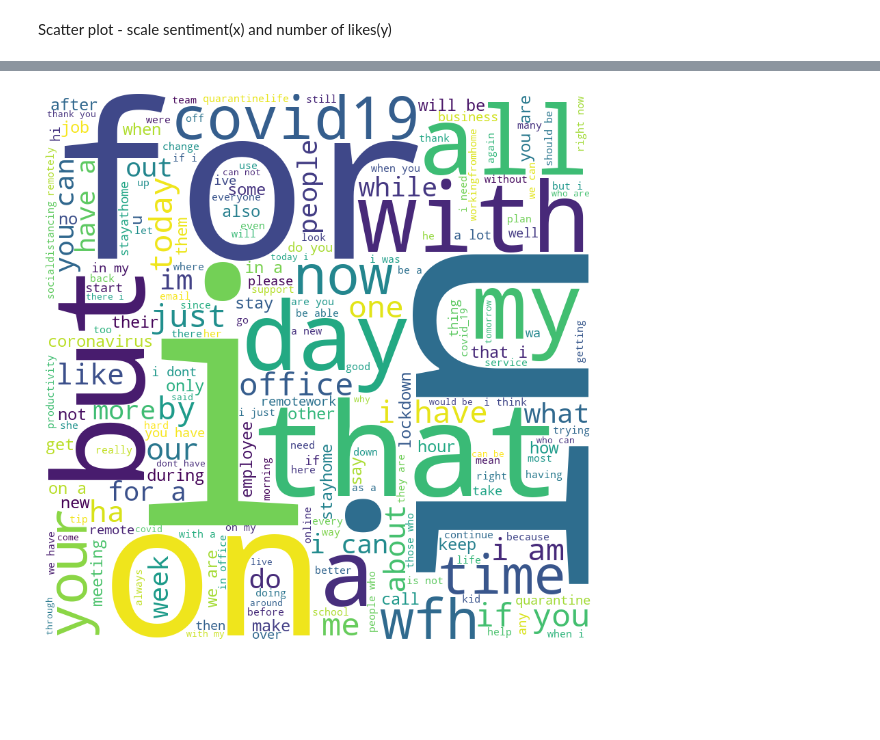
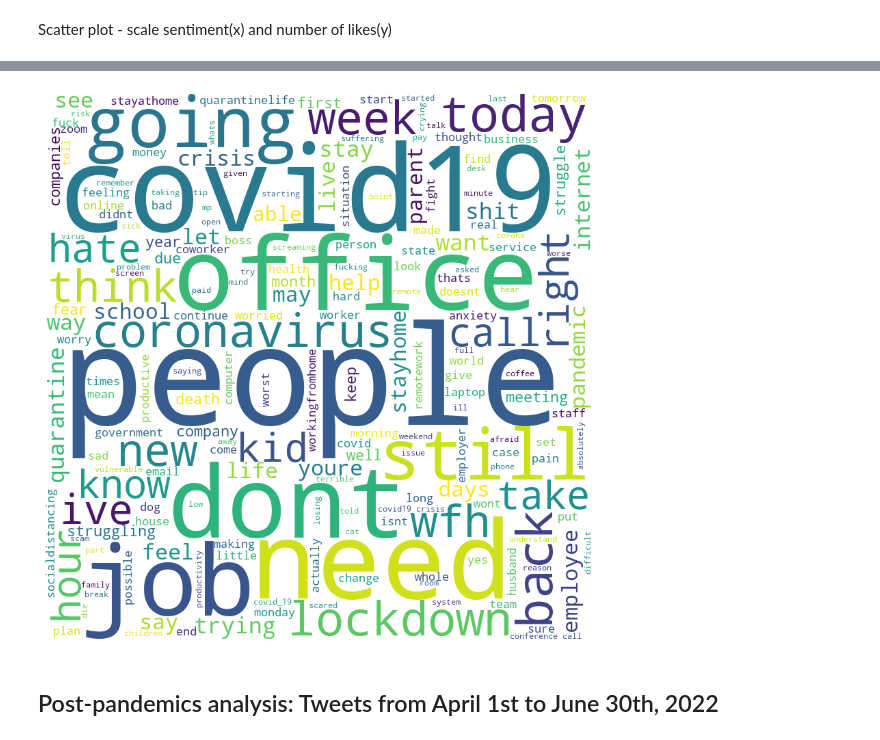
Before and after one commit to CristinaPetrachee/SentimentAnalysis-WFH, a Jupyter notebook: proiect.ipynb, the cells around one changed output, grey strips where cells are left out. Drawn from its saved outputs; the diff is of its cells as text; code cells hidden in the pictures; blank space fills up the shorter version.

Commit message:
Added 2022 dataset + code refinements

```diff
--- a/proiect.ipynb
+++ b/proiect.ipynb
@@ -285,13 +291,12 @@ senti.setSentiStrengthLanguageFolderPath(path_to_sentistrength_language_folder)
 # %%
-# create a new dataframe with the desired columns for sentiment analysis, initializing empty columns for Cleaned_Tweet, Sentiment_Score, and Dual_Score
-new_dataset = pd.DataFrame({
+dataset_2020 = pd.DataFrame({
     'Tweet_Time': raw_dataset['Tweet_Time'],
     'Tweet_Content': raw_dataset['Tweet_Content'],
     'Tweet_Number_of_Likes': raw_dataset['Tweet_Number_of_Likes'],
     'Tweet_Number_of_Retweets': raw_dataset['Tweet_Number_of_Retweets'],
     'Tweet_Number_of_Reviews': raw_dataset['Tweet_Number_of_Reviews']
 })
-new_dataset.head()
+dataset_2020.head()
 # %% [output]
 |  | Tweet_Time | Tweet_Content | Tweet_Number_of_Likes | Tweet_Number_of_Retweets | Tweet_Number_of_Reviews |
 | 0 | 2020-03-11 00:14:00 | @CWAUnion\n Is the union able to ... | 0 | 0 | 0 |
@@ -301,4 +306,4 @@ new_dataset.head()
 | 4 | 2020-03-11 00:45:00 | Folks who can't #WorkFromHome pro... | 1 | 0 | 0 |
 # %%
 # Insert a new column 'Cleaned_Tweet' immediately after column 'Tweet_Content'
-new_dataset.insert(new_dataset.columns.get_loc('Tweet_Content')+1, 'Cleaned_Tweet', new_dataset['Tweet_Content'].apply(lambda x: clean_text(x, stopwords)))
+dataset_2020.insert(dataset_2020.columns.get_loc('Tweet_Content')+1, 'Cleaned_Tweet', dataset_2020['Tweet_Content'].apply(lambda x: clean_text(x, stopwords)))
@@ -578,0 +552,3 @@ df_filtered
+# %%
+# We filter only the negative tweets
+df_negative_tweets = dataset_2020[dataset_2020['Scale_Sentiment'].isin([-2, -3, -4])]
@@ -579,17 +571,19 @@ df_filtered
 # %%
-all_negative_tweets = new_dataset['Cleaned_Tweet'].str.cat(sep=' ')
+all_negative_tweets = df_negative_tweets['Cleaned_Tweet'].str.cat(sep=' ')
 # %%
-stopwords = ['workfromhome', 'work', 'from', 'home', 'working']
+stopwords_cloud = custom_stop_words(os.path.join(root_dir,'stopwords_wordcloud.txt'))
 # Create the word cloud object
-wordcl = wordcloud.WordCloud(width=800, height=800, background_color='white', stopwords=stopwords, min_font_size=10).generate(all_negative_tweets)
+wordcl = wordcloud.WordCloud(width=800, height=800, background_color='white', stopwords=stopwords_cloud, min_font_size=10).generate(all_negative_tweets)
 
 # Plot the word cloud
 plt.figure(figsize=(8, 8), facecolor=None)
 plt.imshow(wordcl)
 plt.axis("off")
 plt.tight_layout(pad=0)
 
+# plt.savefig(os.path.join(folder_path, f'Wordcloud_Negative.png'))
+
 # Show the plot
 plt.show()
 # %% [output]
-[figure, old version]
+[figure, new version]
@@ -595,0 +592,2 @@ plt.show()
+# %% [markdown]
+## Post-pandemics analysis: Tweets from April 1st to June 30th, 2022
```
Also changed, not shown: parts of 63 cells of this notebook, 4 other files.
